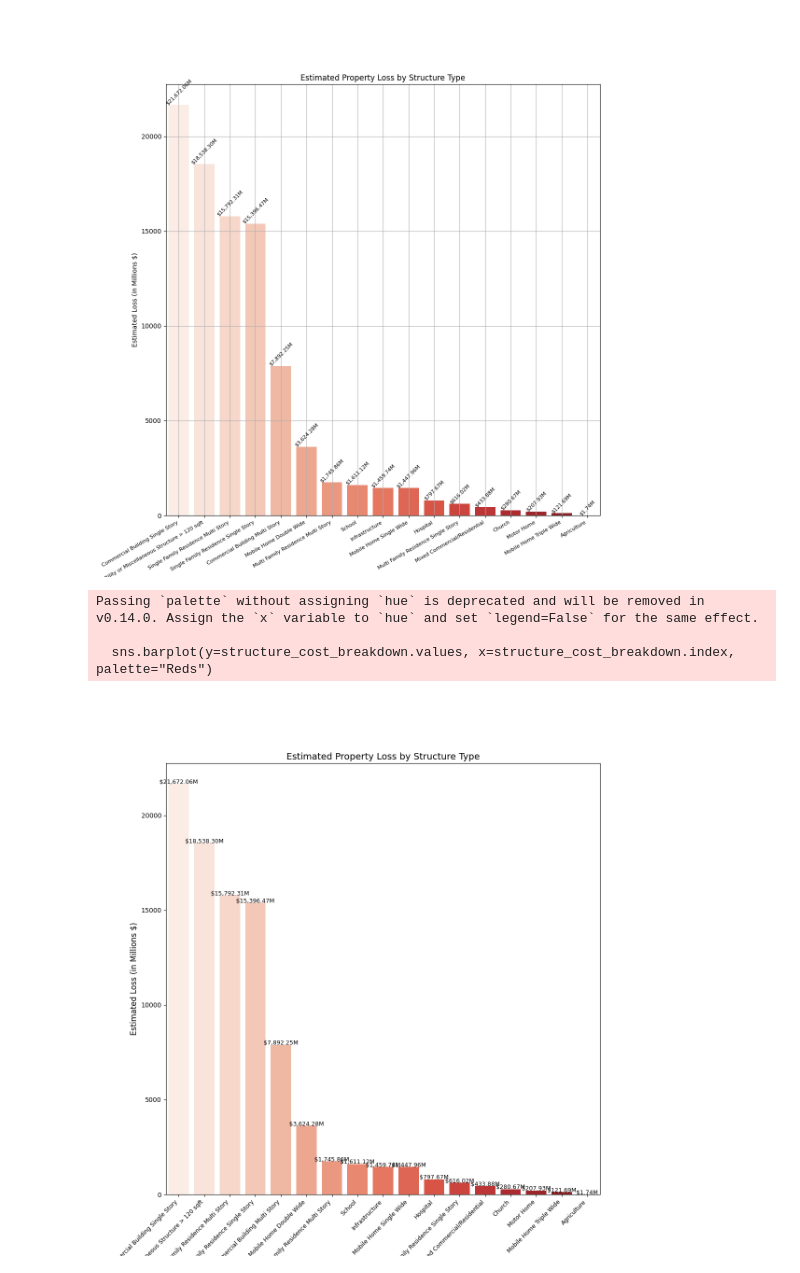
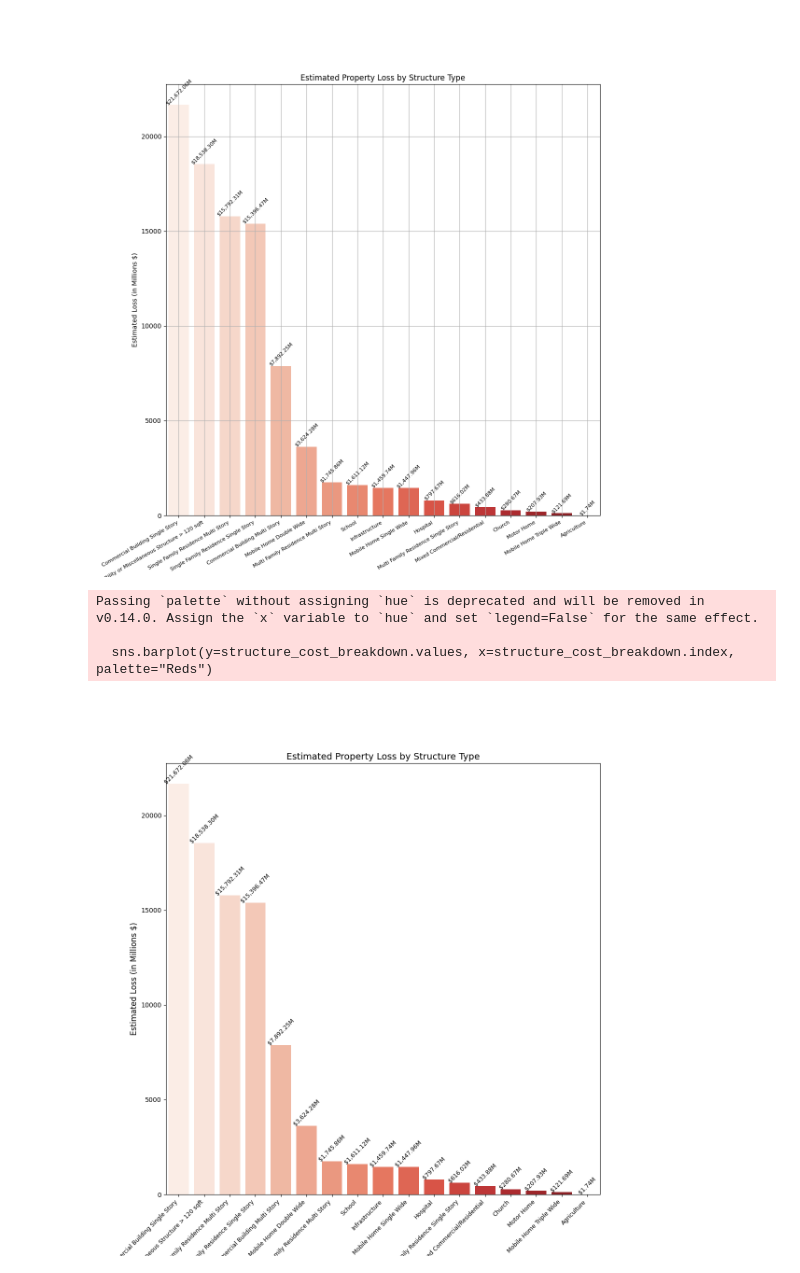
Before and after one commit to manzim/CA_Fire_Impact_Analysis, a Jupyter notebook: scripts/dataset_damage_analysis.ipynb, the cells around one changed output. Saved outputs shown, nothing was run; the diff lists cells and outputs as text; code cells hidden in the pictures.

```diff
--- a/scripts/dataset_damage_analysis.ipynb
+++ b/scripts/dataset_damage_analysis.ipynb
@@ -400,22 +379,19 @@ Passing `palette` without assigning `hue` is deprecated and will be removed in v
 # %%
 plt.figure(figsize=(12, 12))
 sns.barplot(y=structure_cost_breakdown.values, x=structure_cost_breakdown.index, palette="Reds")
 
-# Labels & Title
 plt.ylabel("Estimated Loss (in Millions $)", fontsize=12)
 plt.xlabel("Structure Type", fontsize=12)
 plt.title("Estimated Property Loss by Structure Type", fontsize=14)
 
-# Adjust X-axis text size and rotation
-plt.xticks(rotation=45, ha="right", fontsize=9)  # Reduce font size to fit better
+plt.xticks(rotation=45, ha="right", fontsize=9)
 
-# Display values on bars
+# values displayed on bar
 for index, value in enumerate(structure_cost_breakdown):
-    plt.text(index, value + 5, f"${value:,.2f}M", ha="center", fontsize=9)  # Reduce font size of text labels
-
+    plt.text(index, value + 5, f"${value:,.2f}M", ha="center", fontsize=9, rotation=45)
 plt.show()
 # %% [output]
 Passing `palette` without assigning `hue` is deprecated and will be removed in v0.14.0. Assign the `x` variable to `hue` and set `legend=False` for the same effect.
 
   sns.barplot(y=structure_cost_breakdown.values, x=structure_cost_breakdown.index, palette="Reds")
-[figure, old version]
+[figure, new version]
```
Also changed, not shown: parts of 32 cells of this notebook, 9 other files.
